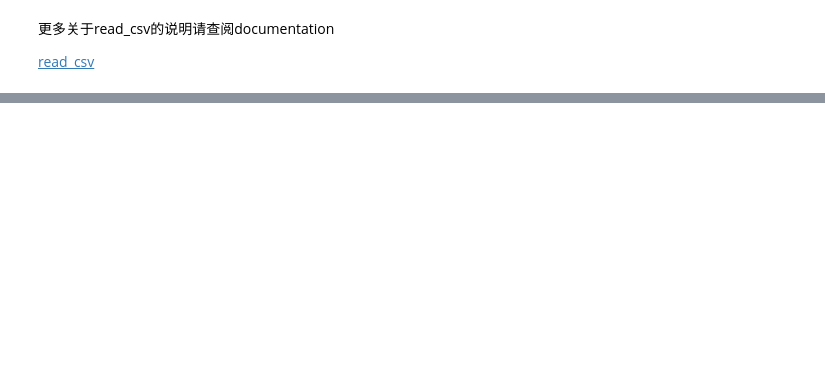
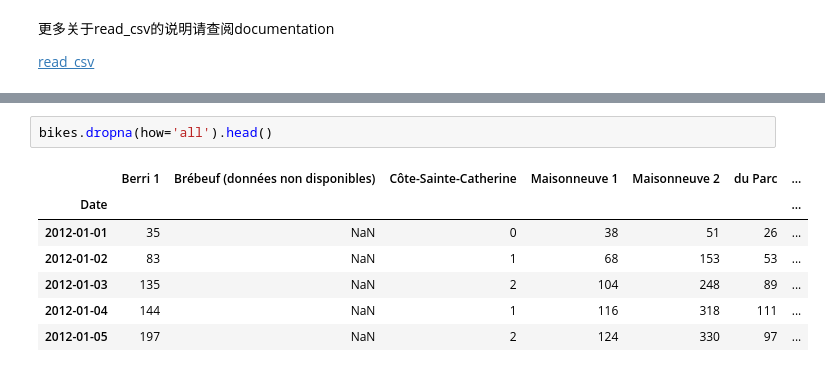
Before and after one commit to ZeweiChu/pandas-tutorial, a Jupyter notebook: pandas-tutorial.ipynb, the cells around one changed output, grey strips where cells are left out. Saved outputs shown, nothing was run; the diff lists cells and outputs as text; blank space fills up the shorter version.

```diff
--- a/pandas-tutorial.ipynb
+++ b/pandas-tutorial.ipynb
@@ -1236,0 +1205,10 @@ bikes.head()
+# %%
+bikes.dropna(how='all').head()
+# %% [output]
+|  | Berri 1 | Brébeuf (données non disponibles) | Côte-Sainte-Catherine | Maisonneuve 1 | Maisonneuve 2 | du Parc | ... |
+| Date |  |  |  |  |  |  | ... |
+| 2012-01-01 | 35 | NaN | 0 | 38 | 51 | 26 | ... |
+| 2012-01-02 | 83 | NaN | 1 | 68 | 153 | 53 | ... |
+| 2012-01-03 | 135 | NaN | 2 | 104 | 248 | 89 | ... |
+| 2012-01-04 | 144 | NaN | 1 | 116 | 318 | 111 | ... |
+| 2012-01-05 | 197 | NaN | 2 | 124 | 330 | 97 | ... |
```
Also changed, not shown: parts of 24 cells of this notebook.
